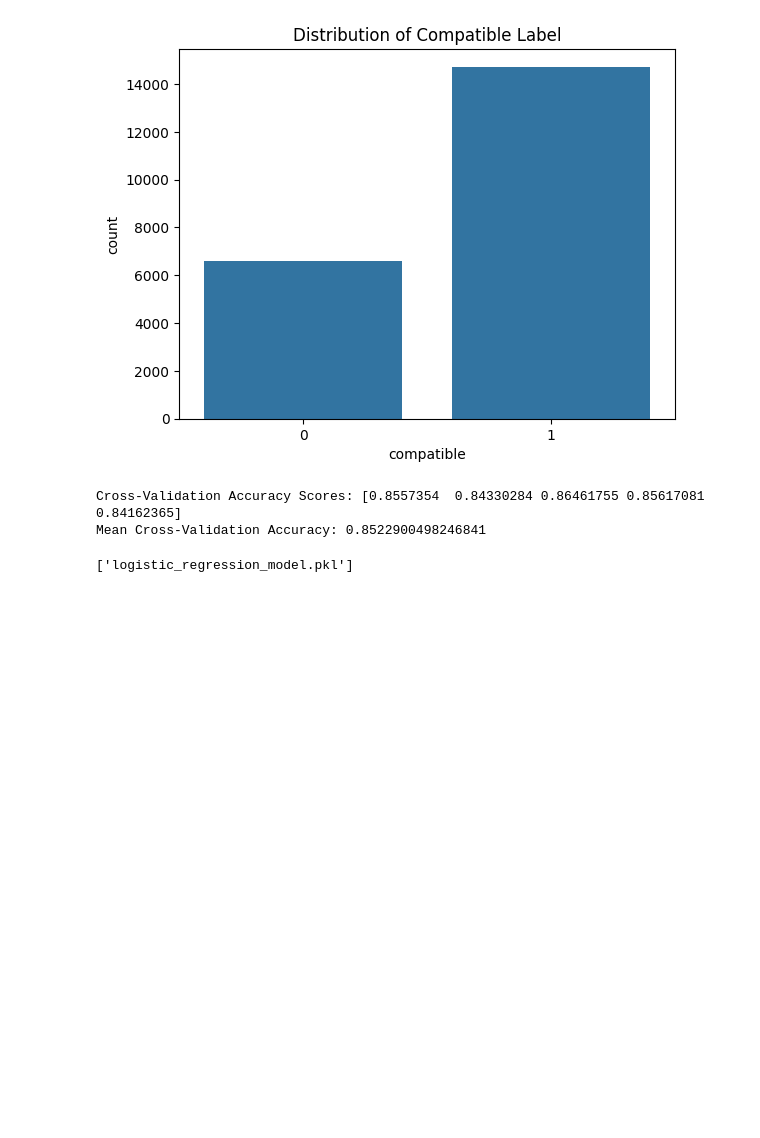
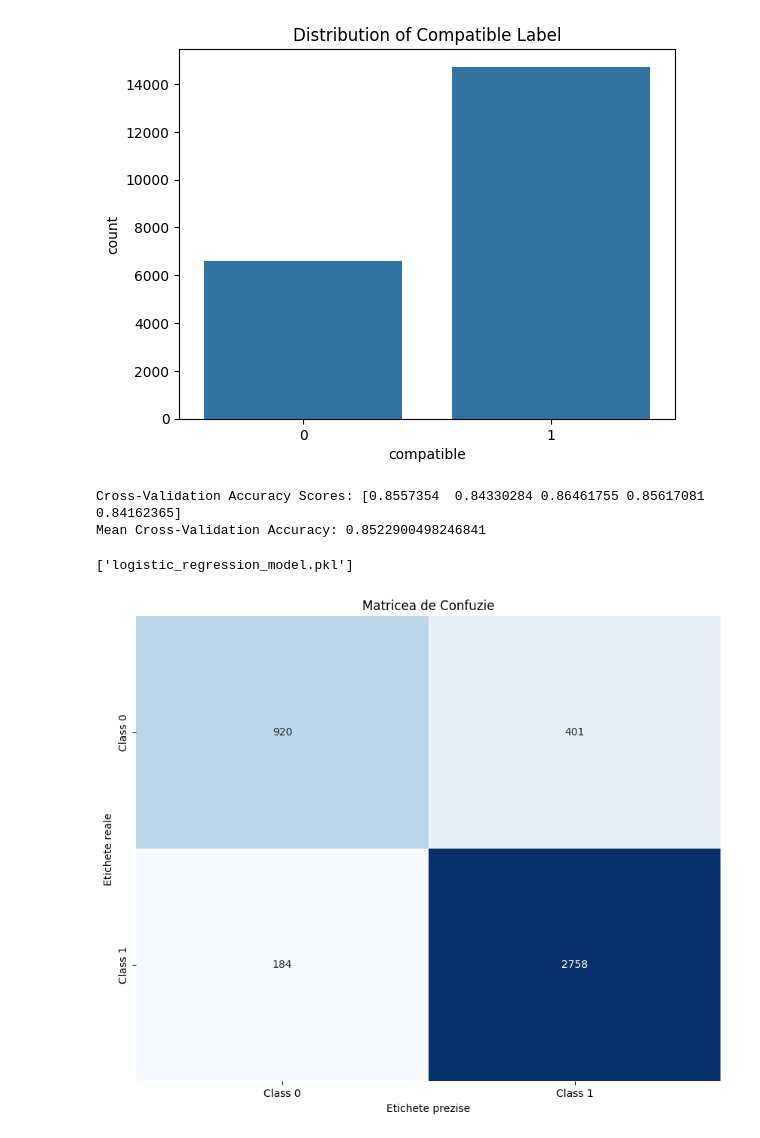
Before and after one commit to valentinvale/licentaAI, a Jupyter notebook: pet_recommandations.ipynb, the cells around one changed output. Saved outputs shown, nothing was run; the diff lists cells and outputs as text; code cells hidden in the pictures; blank space fills up the shorter version.

Commit message:
added confusion matrix plot

```diff
--- a/pet_recommandations.ipynb
+++ b/pet_recommandations.ipynb
@@ -503,3 +503,20 @@ ROC-AUC: 0.8169498006114684
 Cross-Validation Accuracy Scores: [0.8557354  0.84330284 0.86461755 0.85617081 0.84162365]
 Mean Cross-Validation Accuracy: 0.8522900498246841
 ['logistic_regression_model.pkl']
+# %%
+import numpy as np
+import matplotlib.pyplot as plt
+import seaborn as sns
+
+# Definirea matricei de confuzie
+cm = np.array([[920, 401], [184, 2758]])
+
+# Plottarea matricei de confuzie
+plt.figure(figsize=(10, 8))
+sns.heatmap(cm, annot=True, fmt='d', cmap='Blues', cbar=False, xticklabels=['Class 0', 'Class 1'], yticklabels=['Class 0', 'Class 1'])
+plt.xlabel('Etichete prezise')
+plt.ylabel('Etichete reale')
+plt.title('Matricea de Confuzie')
+plt.show()
+# %% [output]
+[figure, added]
```
